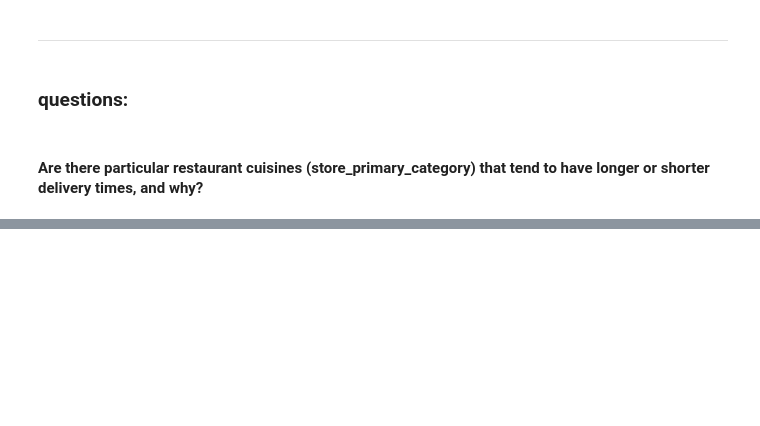
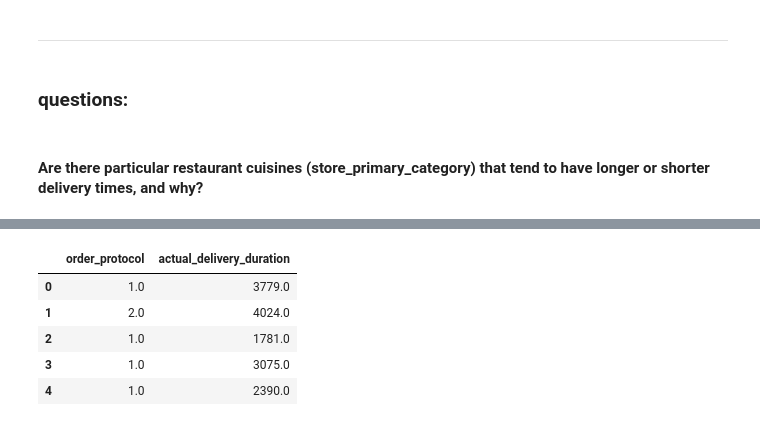
Before and after one commit to Senayitalazarb/DeliveryPredictionModel, a Jupyter notebook: Door_dash.ipynb, the cells around one changed output, grey strips where cells are left out. Drawn from its saved outputs; the diff is of its cells as text; code cells hidden in the pictures; blank space fills up the shorter version.

```diff
--- a/Door_dash.ipynb
+++ b/Door_dash.ipynb
@@ -842,0 +869,10 @@ plt.show()
+# %%
+Q1 = df2[['order_protocol', 'actual_delivery_duration']]
+Q1.head()
+# %% [output]
+|  | order_protocol | actual_delivery_duration |
+| 0 | 1.0 | 3779.0 |
+| 1 | 2.0 | 4024.0 |
+| 2 | 1.0 | 1781.0 |
+| 3 | 1.0 | 3075.0 |
+| 4 | 1.0 | 2390.0 |
```
Also changed, not shown: parts of 25 cells of this notebook.
